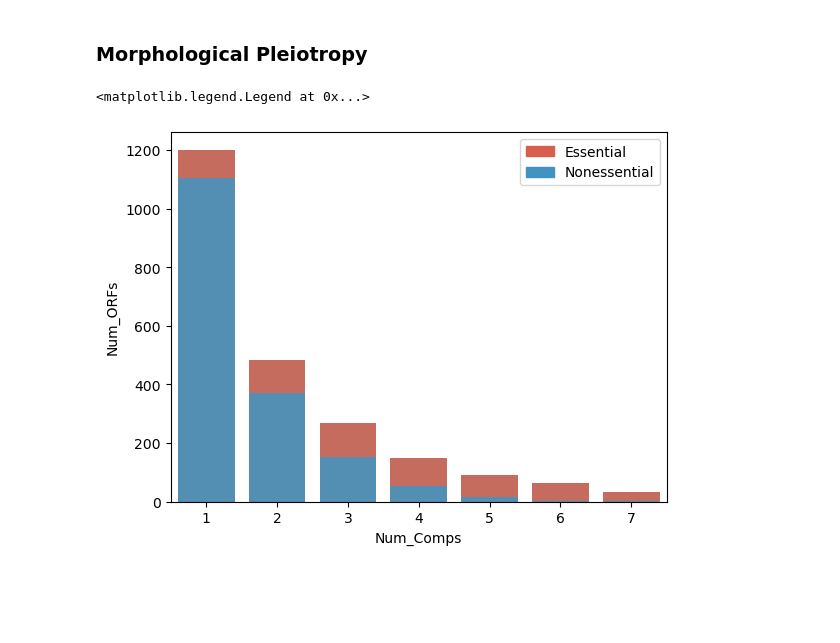
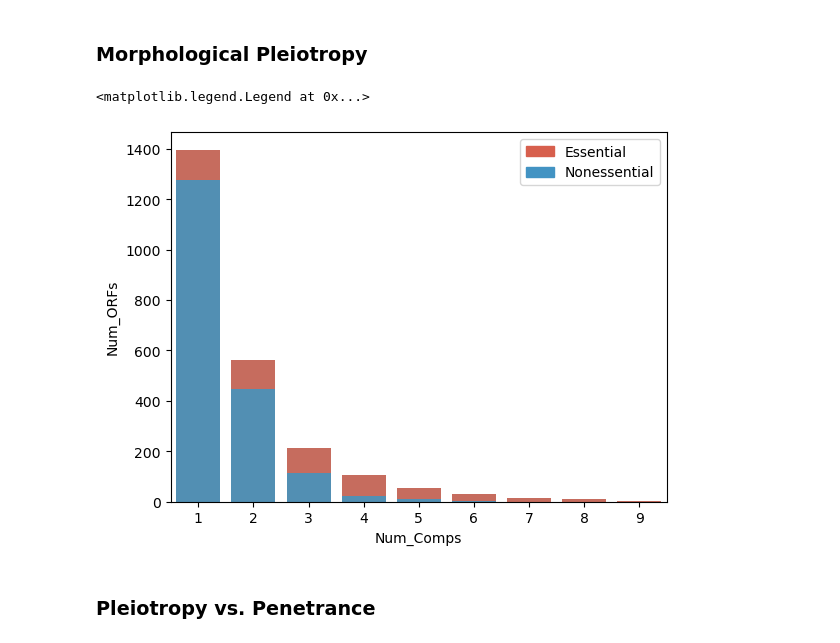
Before and after one commit to arsam-dj/MarkerProject, a Jupyter notebook: 12_make_plots_with_phenotype_data.ipynb, the cells around one changed output. Drawn from its saved outputs; the diff is of its cells as text; code cells hidden in the pictures; blank space fills up the shorter version.

```diff
--- a/12_make_plots_with_phenotype_data.ipynb
+++ b/12_make_plots_with_phenotype_data.ipynb
@@ -11,6 +14,6 @@ from functools import reduce
 from scipy.stats import linregress
 # %%
-markers = ["Dad2", "Sac6", "Tgl3", "Pex3", "Pil1", "Nuf2", "Snf7"]
+markers = ["Dad2", "Sac6", "Tgl3", "Pex3", "Pil1", "Nuf2", "Snf7", "Sec21", "Sec7"]
 phenotype_set = "Compartments" # Cells or Compartments
 pen_col_to_select = "Overall_Penetrance"
 
@@ -147,0 +236,24 @@ plt.close()
+# %%
+genes_causing_defects = []
+
+for marker in markers:
+    sheetD_ORFs =  (
+        pl
+        .read_excel(f"/home/alex/alex_files/markerproject_redux/strain_filtering/Compartments/filtered_strain_workbooks/{marker}_filtered_strains.xlsx", sheet_name="SheetD")
+        .with_columns(
+            (
+                pl
+                .when(pl.col("Strain_ID").str.contains("tsa"))
+                .then(pl.lit("Essential"))
+                .otherwise(pl.lit("Nonessential"))
+                ).alias("Essentiality")
+            )
+        .select(["Essentiality", "Overall_Penetrance"])
+    )
+    genes_causing_defects.append(sheetD_ORFs)
+genes_causing_defects = (
+    pl
+    .concat(genes_causing_defects, how="vertical")
+    #.filter(pl.col("Overall_Penetrance") >= 0.1)
+    .to_pandas()
+    )
@@ -257,8 +375,6 @@ plt.close()
 ### Morphological Pleiotropy
 # %%
 ## Read data
-phenotype_set = "Cells" # Cells or Compartments
-
 marker_dfs = []
 for marker in markers:
     marker_df = (
@@ -271,40 +387,41 @@ for marker in markers:
                 .when(pl.col("Strain_ID").str.contains("tsa"))
                 .then(pl.lit("Essential"))
                 .otherwise(pl.lit("Nonessential"))
-            ).alias("Essentiality"),
-            (pl.col("Overall_Penetrance") * 100)
+            ).alias("Essentiality")
             )
         .select(["Marker", "ORF", "Essentiality"])
         .filter(~pl.col("ORF").is_in(["YOR202W", "YMR271C"]))
         )
     marker_dfs.append(marker_df)
 
 combined_df = pl.concat(marker_dfs, how="vertical").unique()
 
 combined_df_all = (
     combined_df
-    .group_by("ORF", "Essentiality")
+    .group_by(["ORF", "Essentiality"])
     .agg(pl.len().alias("Num_Comps"))
     .group_by("Num_Comps")
     .agg(pl.len().alias("Num_ORFs"))
 )
 
 combined_df_noness = (
     combined_df
     .filter(pl.col("Essentiality") == "Nonessential")
     .group_by("ORF")
     .agg(pl.len().alias("Num_Comps"))
     .group_by("Num_Comps")
     .agg(pl.len().alias("Num_ORFs"))
 )
 
 bar1 = sns.barplot(x="Num_Comps",  y="Num_ORFs", data=combined_df_all, color="#D75F4D")
 bar2 = sns.barplot(x="Num_Comps",  y="Num_ORFs", data=combined_df_noness, estimator=sum, color="#4293C3")
 
 # add legend
 top_bar = mpatches.Patch(color="#D75F4D", label="Essential")
 bottom_bar = mpatches.Patch(color="#4293C3", label="Nonessential")
 plt.legend(handles=[top_bar, bottom_bar])
 # %% [output]
 <matplotlib.legend.Legend at 0x...>
-[figure, old version]
+[figure, new version]
+# %% [markdown]
+### Pleiotropy vs. Penetrance
```
Also changed, not shown: parts of 12 cells of this notebook.
